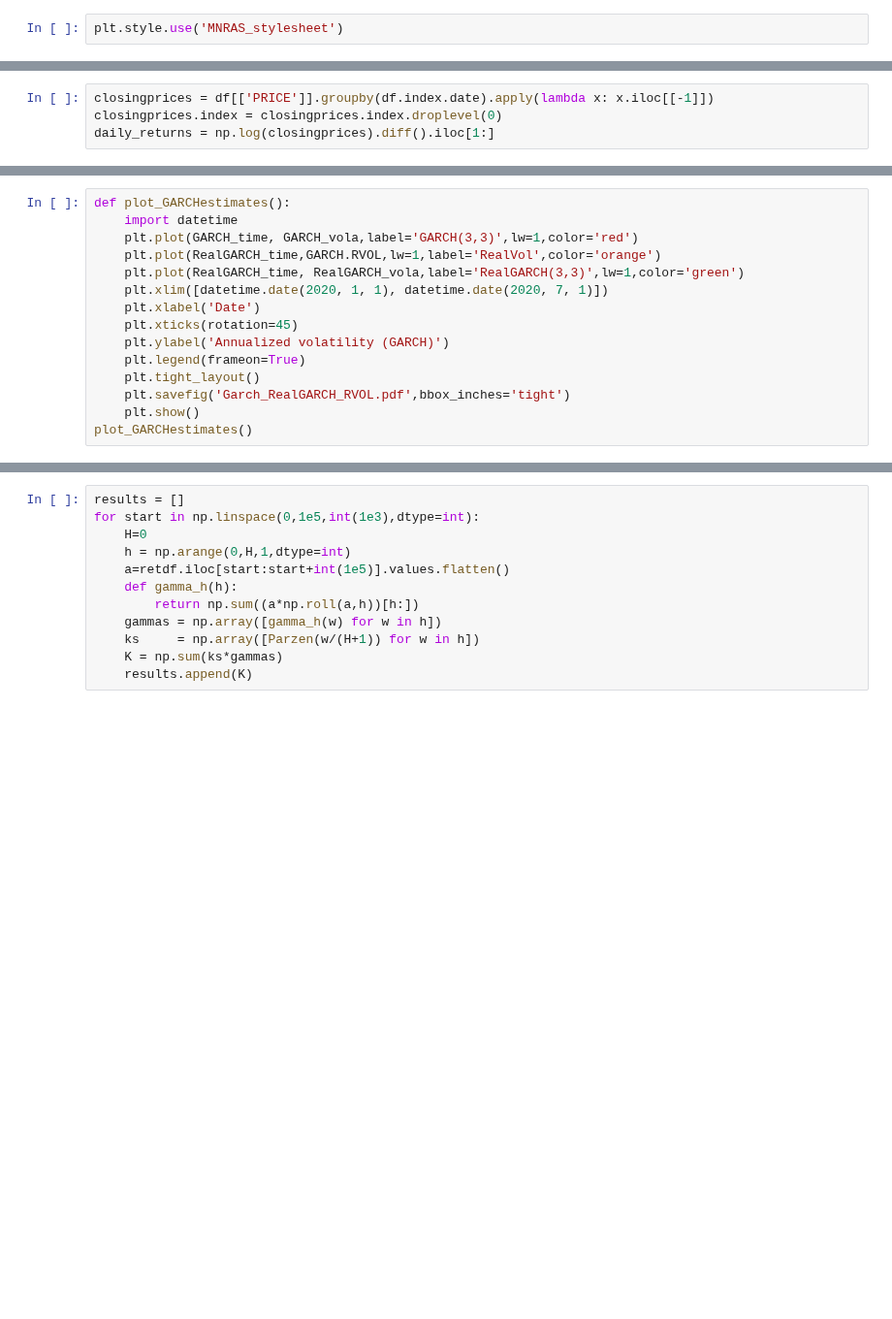
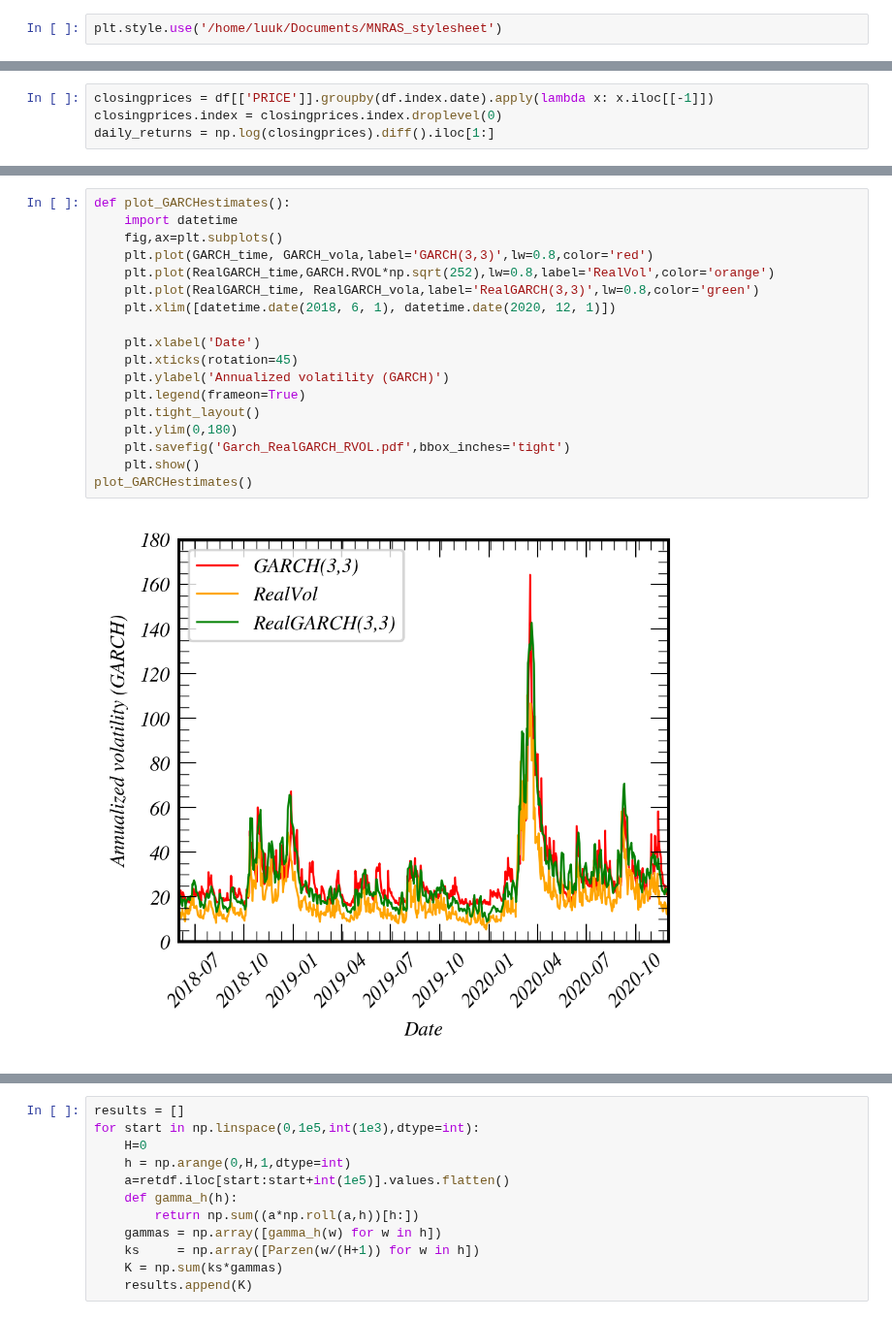
Before and after one commit to LuukOudshoorn25/HighFrequencyTrading, a Jupyter notebook: Code.ipynb, the cells around one changed output, grey strips where cells are left out. Shown at 97% size. Cells and saved outputs as stored; diff of their text form; blank space fills up the shorter version.

Commit message:
Probably the right GARCH

```diff
--- a/Code.ipynb
+++ b/Code.ipynb
@@ -12,7 +12,7 @@ pandarallel.initialize()
 INFO: Pandarallel will run on 24 workers.
 INFO: Pandarallel will use Memory file system to transfer data between the main process and workers.
 # %%
-plt.style.use('MNRAS_stylesheet')
+plt.style.use('/home/luuk/Documents/MNRAS_stylesheet')
 # %%
 #######################################
 ###                                 ###
@@ -651,15 +445,20 @@ Optimization terminated successfully.    (Exit mode 0)
 # %%
 def plot_GARCHestimates():
     import datetime
-    plt.plot(GARCH_time, GARCH_vola,label='GARCH(3,3)',lw=1,color='red')
-    plt.plot(RealGARCH_time,GARCH.RVOL,lw=1,label='RealVol',color='orange')
-    plt.plot(RealGARCH_time, RealGARCH_vola,label='RealGARCH(3,3)',lw=1,color='green')
-    plt.xlim([datetime.date(2020, 1, 1), datetime.date(2020, 7, 1)])
+    fig,ax=plt.subplots()
+    plt.plot(GARCH_time, GARCH_vola,label='GARCH(3,3)',lw=0.8,color='red')
+    plt.plot(RealGARCH_time,GARCH.RVOL*np.sqrt(252),lw=0.8,label='RealVol',color='orange')
+    plt.plot(RealGARCH_time, RealGARCH_vola,label='RealGARCH(3,3)',lw=0.8,color='green')
+    plt.xlim([datetime.date(2018, 6, 1), datetime.date(2020, 12, 1)])
+
     plt.xlabel('Date')
     plt.xticks(rotation=45)
     plt.ylabel('Annualized volatility (GARCH)')
     plt.legend(frameon=True)
     plt.tight_layout()
+    plt.ylim(0,180)
     plt.savefig('Garch_RealGARCH_RVOL.pdf',bbox_inches='tight')
     plt.show()
 plot_GARCHestimates()
+# %% [output]
+[figure, added]
```
Also changed, not shown: parts of 6 cells of this notebook.
